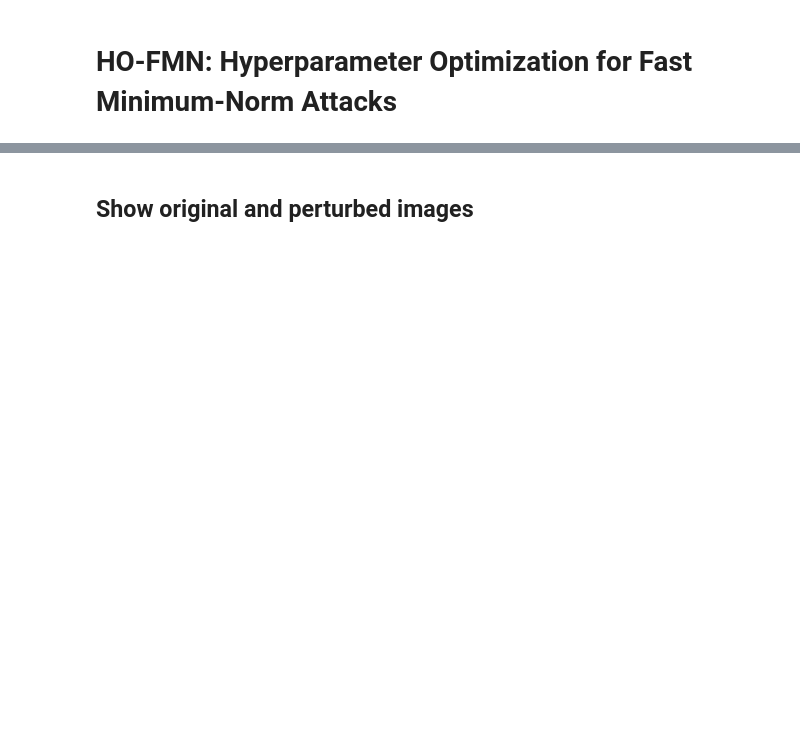
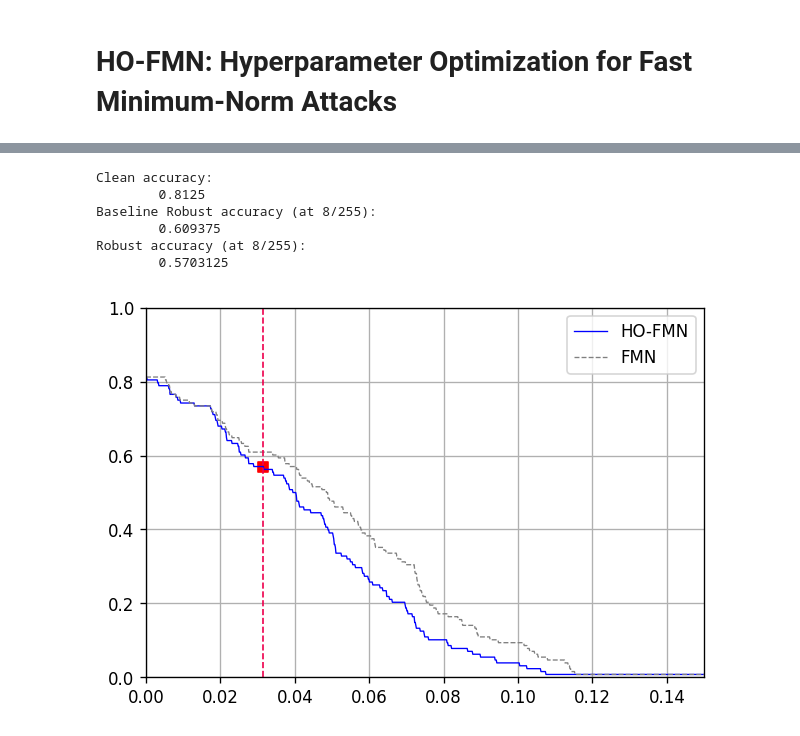
Before and after one commit to pralab/HO-FMN, a Jupyter notebook: src/ho_fmn_demo.ipynb, the cells around one changed output, grey strips where cells are left out. Drawn from its saved outputs; the diff is of its cells as text; code cells hidden in the pictures; blank space fills up the shorter version.

```diff
--- a/src/ho_fmn_demo.ipynb
+++ b/src/ho_fmn_demo.ipynb
@@ -41,6 +23,6 @@ Let's choose a lightweight model for this demo (e.g. model 8, Gowal2021Improving
 # %%
 model_id = 8
-batch_size = 32
+batch_size = 64
 
 model, dataset, model_name, _ = load_data(model_id=model_id)
 dataloader = DataLoader(
@@ -74,11 +42,10 @@ We firstly instantiate the HO-FMN tuner object, it will take the model, a config
 # %%
-loss = 'DLR'        # Difference of Logits Ratio
-optimizer = 'SGD'   # Stochastic Gradient Descent
-scheduler = 'CALR'  # Cosine Annealing Learning Rate
+loss = 'DLR'          # Difference of Logits Ratio
+optimizer = 'SGD'     # Stochastic Gradient Descent
+scheduler = 'RLROP'   # Cosine Annealing Learning Rate
 
-batch_size = 32     # Size of a single batch
-steps = 100         # The number of FMN's iterations
-trials = 10         # Number of HO optimization trials
+steps = 100           # The number of FMN iterations
+trials = 32           # Number of HO optimization trials
 
 '''
 HO-FMN performs N = trials number of attacks; the final number of samples that are used for the optimization
@@ -171,2 +173,48 @@ best_adv = fmn.forward(images, labels)
-# %% [markdown]
-## Show original and perturbed images
+# %%
+# Testing on a single batch
+images, labels = next(iter(dataloader))
+
+baseline_best_adv = baseline_attack.forward(images=images, labels=labels)
+tuned_best_adv = tuned_attack.forward(images=images, labels=labels)
+# %%
+import matplotlib.pyplot as plt
+
+figure, ax = plt.subplots(1, 1, figsize=(6,4), dpi=120)
+
+pert_sizes = torch.linspace(0, 0.15, 1000).unsqueeze(1)
+norms = (tuned_best_adv.cpu() - images.cpu()).flatten(1).norm(torch.inf, dim=1)
+base_norms = (baseline_best_adv.cpu() - images.cpu()).flatten(1).norm(torch.inf, dim=1)
+
+rob_acc = (norms>8/255).float().mean().item()
+base_rob_acc = (base_norms>8/255).float().mean().item()
+
+acc = (norms>0).float().mean().item()
+
+print(f"Clean accuracy:\n\t{acc}")
+print(f"Baseline Robust accuracy (at 8/255):\n\t{base_rob_acc}")
+print(f"Robust accuracy (at 8/255):\n\t{rob_acc}")
+
+base_norms = (base_norms > pert_sizes).float().mean(dim=1)
+norms = (norms > pert_sizes).float().mean(dim=1)
+
+ax.plot(pert_sizes, norms, color='blue', label='HO-FMN', lw=0.8)
+ax.plot(pert_sizes, base_norms, color='grey', label='FMN', lw=0.8, linestyle='--')
+
+ax.axvline(x=8/255, color='#EE004D', linewidth=1, linestyle='--')
+ax.scatter(8/255, rob_acc, marker='s', color='red')
+
+ax.grid(True)
+ax.legend()
+
+ax.set_xlim(0.0, 0.15)
+ax.set_ylim(0.0, 1.0)
+
+plt.show()
+# %% [output]
+Clean accuracy:
+        0.8125
+Baseline Robust accuracy (at 8/255):
+        0.609375
+Robust accuracy (at 8/255):
+        0.5703125
+[figure, added]
```
Also changed, not shown: parts of 24 cells of this notebook.
